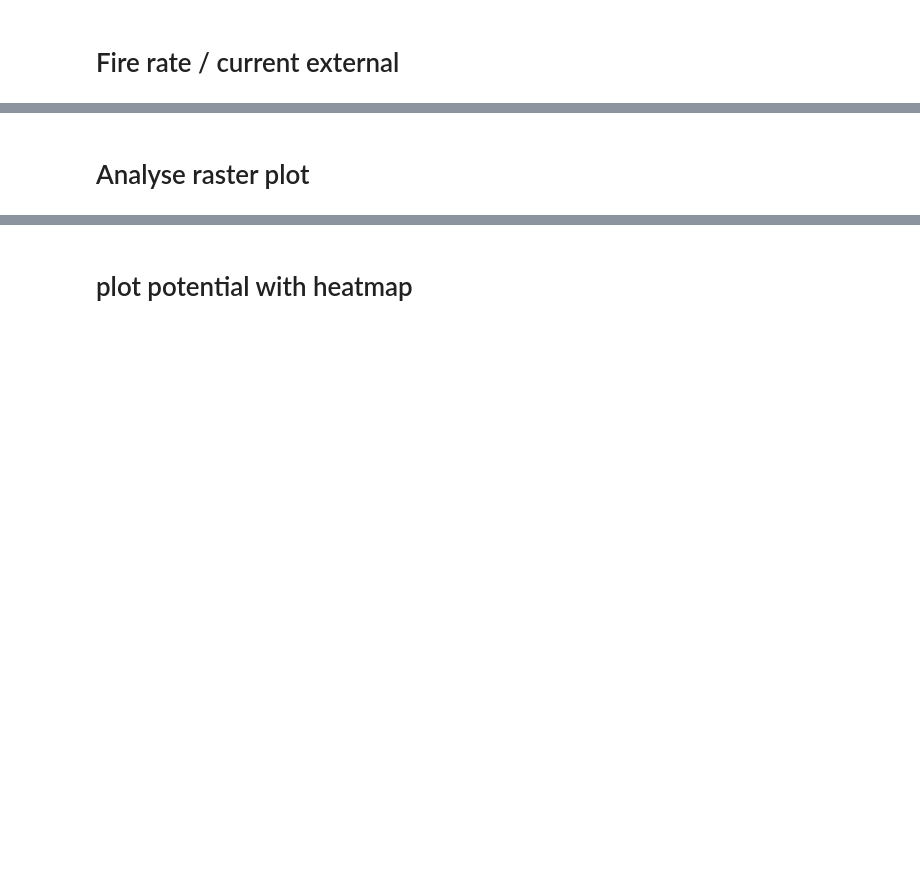
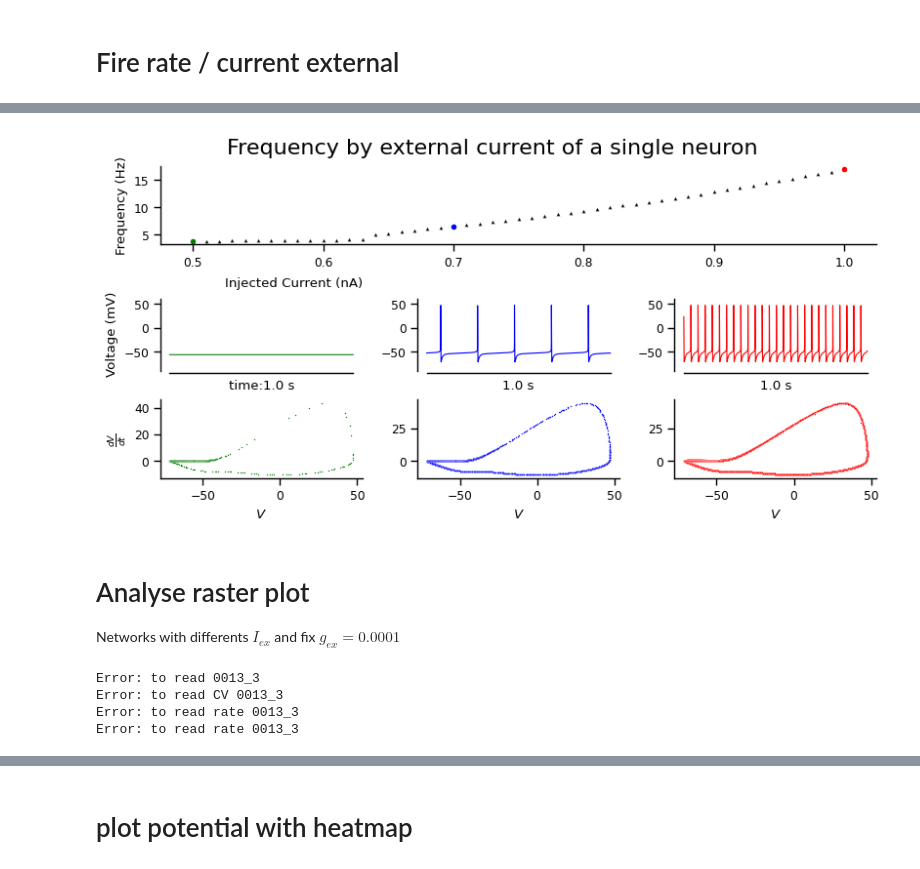
Before and after one commit to FernandoSBorges/chimeras, a Jupyter notebook: notebooks/load_data.ipynb, the cells around one changed output, grey strips where cells are left out. Drawn from its saved outputs; the diff is of its cells as text; code cells hidden in the pictures; blank space fills up the shorter version.

```diff
--- a/notebooks/load_data.ipynb
+++ b/notebooks/load_data.ipynb
@@ -113,3 +166,0 @@ for batch_number in range(1,26):
-# %%
-for i in range(38,50):
-    print(f'({currents[i]:.3f} nA, {rates[i]:.3f} Hz)')
@@ -202,5 +250,11 @@ plt.show()
-# %% [markdown]
-# Analyse raster plot
+# %%
+plot_FbyI(time, v_soma, amps=[0.5, 0.7, 1.],currents=currents, rates=rates, save=False)
+# %% [output]
+[figure, added]
+# %% [markdown]
+# Analyse raster plot
+
+ Networks with differents $I_{ex}$ and fix $g_{ex} = 0.0001$
 # %%
 import pickle
 import json
@@ -213,11 +267,11 @@ from matplotlib import pyplot as plt
 sns.set_context('paper')
 
 datas = {}
-for batch in range(1,7):
+for batch in range(1,14):
     batch = str(batch).zfill(4)
     for current in range(4):
         try:
-            with open(f'../data2/v2_batch{batch}/v2_batch{batch}_0_{current}_data.pkl', 'rb') as f:
+            with open(f'../data3/v3_batch{batch}/v3_batch{batch}_0_{current}_data.pkl', 'rb') as f:
                 data = pickle.load(f)
             gex = data['simConfig']['gex']
             amp = data['simConfig']['IClamp0']['amp']
@@ -227,7 +281,7 @@ for batch in range(1,7):
             pass
 
         try:
-            with open(f'../data2/v2_batch{batch}/v2_batch{batch}_0_{current}_CV.json', 'rb') as f:
+            with open(f'../data3/v3_batch{batch}/v3_batch{batch}_0_{current}_CV.json', 'rb') as f:
                 data = json.load(f)
             datas[f'{amp}_{gex}']['CV'] = data
         except:
@@ -235,7 +289,7 @@ for batch in range(1,7):
             pass
 
         try:
-            with open(f'../data2/v2_batch{batch}/v2_batch{batch}_0_{current}_rate.json', 'rb') as f:
+            with open(f'../data3/v3_batch{batch}/v3_batch{batch}_0_{current}_rate.json', 'rb') as f:
                 data = json.load(f)
             datas[f'{amp}_{gex}']['rate'] = data
         except:
@@ -243,7 +297,7 @@ for batch in range(1,7):
             pass
 
         try:
-            with open(f'../data2/v2_batch{batch}/v2_batch{batch}_0_{current}_sync.json', 'rb') as f:
+            with open(f'../data3/v3_batch{batch}/v3_batch{batch}_0_{current}_sync.json', 'rb') as f:
                 data = json.load(f)
             datas[f'{amp}_{gex}']['sync'] = data
         except:
@@ -255,4 +309,9 @@ def get_numpy(data):
     for i, value in enumerate(data['simData']['V_soma'].values()):
         mapa[i] = value
     return mapa
+# %% [output]
+Error: to read 0013_3
+Error: to read CV 0013_3
+Error: to read rate 0013_3
+Error: to read rate 0013_3
 # %%
```
Also changed, not shown: parts of 52 cells of this notebook, 7 other files.
